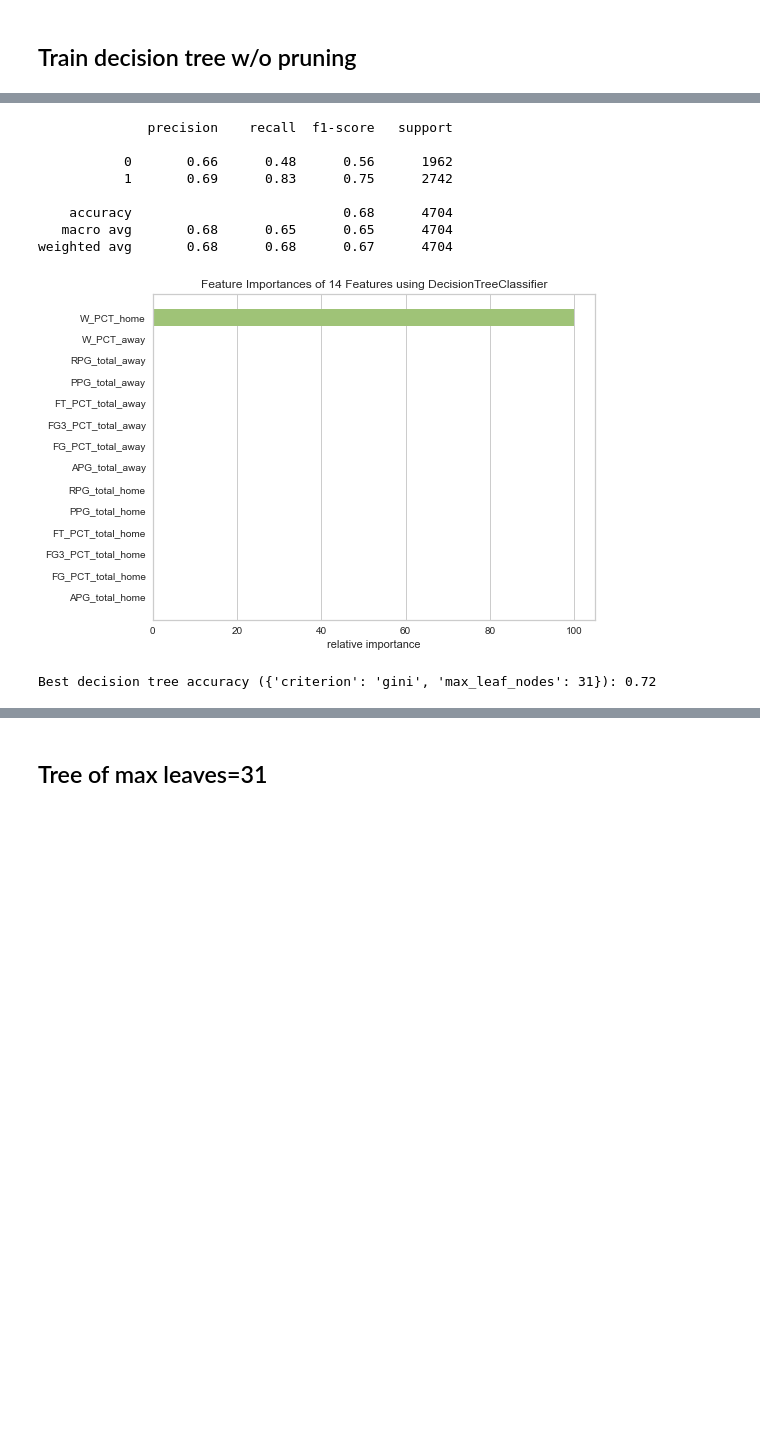
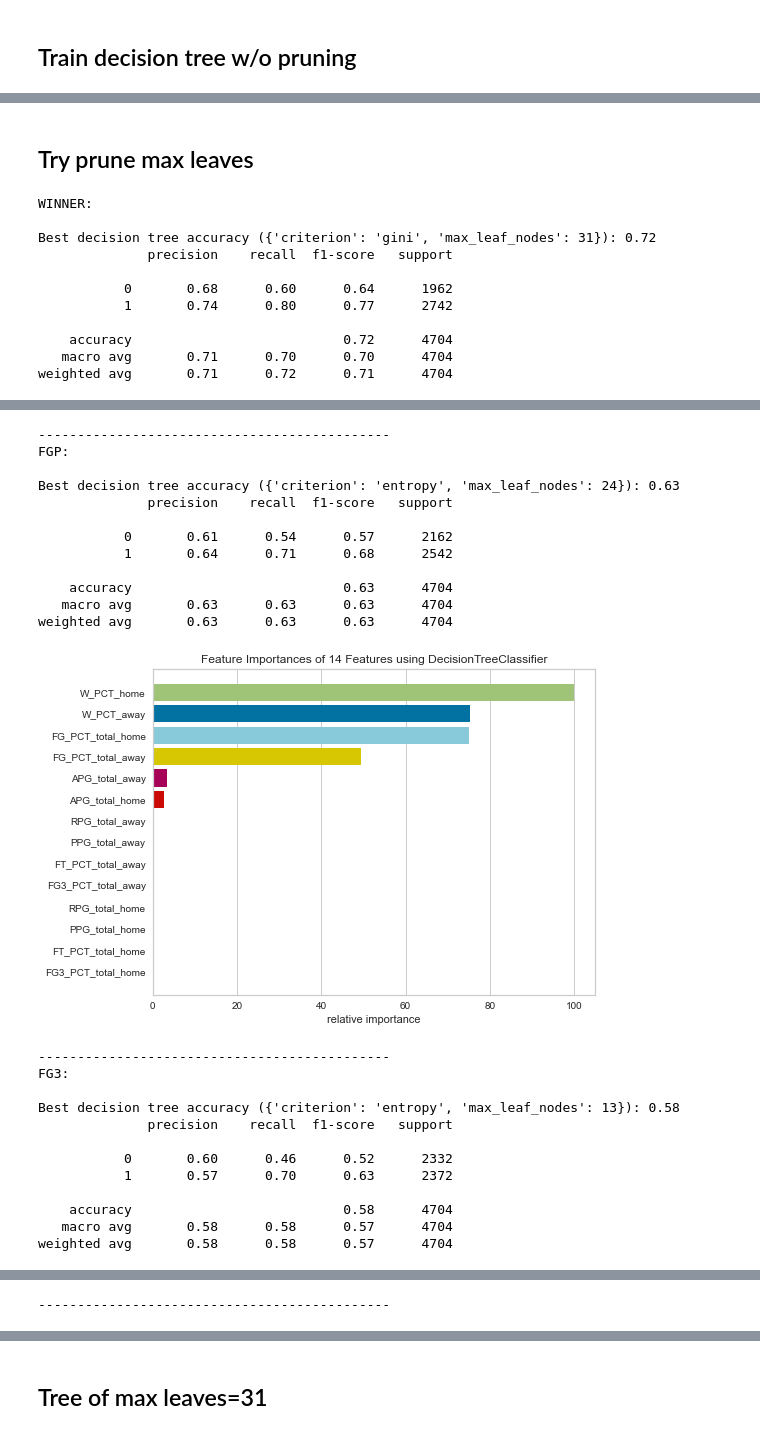
Before and after one commit to psalire/cmpe255-term-project, a Jupyter notebook: classifiers/decision-tree/decision_tree.ipynb, the cells around one changed output, grey strips where cells are left out. Saved outputs shown, nothing was run; the diff lists cells and outputs as text; code cells hidden in the pictures; blank space fills up the shorter version.

```diff
--- a/classifiers/decision-tree/decision_tree.ipynb
+++ b/classifiers/decision-tree/decision_tree.ipynb
@@ -229,30 +610,24 @@ Best decision tree accuracy ({'criterion': 'gini', 'min_impurity_decrease': 0.05
-# %%
-print(classification_report(y_test, cv_impurity_clf.predict(X_test)))
-# %% [output]
-              precision    recall  f1-score   support
-
-           0       0.66      0.48      0.56      1962
-           1       0.69      0.83      0.75      2742
-
-    accuracy                           0.68      4704
-   macro avg       0.68      0.65      0.65      4704
-weighted avg       0.68      0.68      0.67      4704
-# %%
-plot_feature_importances(cv_impurity_clf.best_estimator_)
-# %% [output]
-[figure, removed]
+# %% [markdown]
+## Try prune max leaves
 # %%
-cv_max_leaves_clf = do_cv(
+print_all_metrics_and_plot(
     DecisionTreeClassifier(random_state=0),
-    GridSearchCV,
+    X_train_dict,
+    X_test_dict,
     {
         'max_leaf_nodes': [*range(2,60)],
         'criterion': ['gini', 'entropy'],
     },
-    X_train,
-    y_train,
-#     random_state=0,
 )
-print('Best decision tree accuracy (%s): %.2f' % (str(cv_max_leaves_clf.best_params_), cv_max_leaves_clf.score(X_test, y_test)))
 # %% [output]
+WINNER:
+
 Best decision tree accuracy ({'criterion': 'gini', 'max_leaf_nodes': 31}): 0.72
+              precision    recall  f1-score   support
+
+           0       0.68      0.60      0.64      1962
+           1       0.74      0.80      0.77      2742
+
+    accuracy                           0.72      4704
+   macro avg       0.71      0.70      0.70      4704
+weighted avg       0.71      0.72      0.71      4704
@@ -258,0 +635,25 @@ Best decision tree accuracy ({'criterion': 'gini', 'max_leaf_nodes': 31}): 0.72
+---------------------------------------------
+FGP:
+
+Best decision tree accuracy ({'criterion': 'entropy', 'max_leaf_nodes': 24}): 0.63
+              precision    recall  f1-score   support
+
+           0       0.61      0.54      0.57      2162
+           1       0.64      0.71      0.68      2542
+
+    accuracy                           0.63      4704
+   macro avg       0.63      0.63      0.63      4704
+weighted avg       0.63      0.63      0.63      4704
+[figure, added]
+---------------------------------------------
+FG3:
+
+Best decision tree accuracy ({'criterion': 'entropy', 'max_leaf_nodes': 13}): 0.58
+              precision    recall  f1-score   support
+
+           0       0.60      0.46      0.52      2332
+           1       0.57      0.70      0.63      2372
+
+    accuracy                           0.58      4704
+   macro avg       0.58      0.58      0.57      4704
+weighted avg       0.58      0.58      0.57      4704
@@ -258,0 +700 @@ Best decision tree accuracy ({'criterion': 'gini', 'max_leaf_nodes': 31}): 0.72
+---------------------------------------------
```
Also changed, not shown: parts of 45 cells of this notebook.
